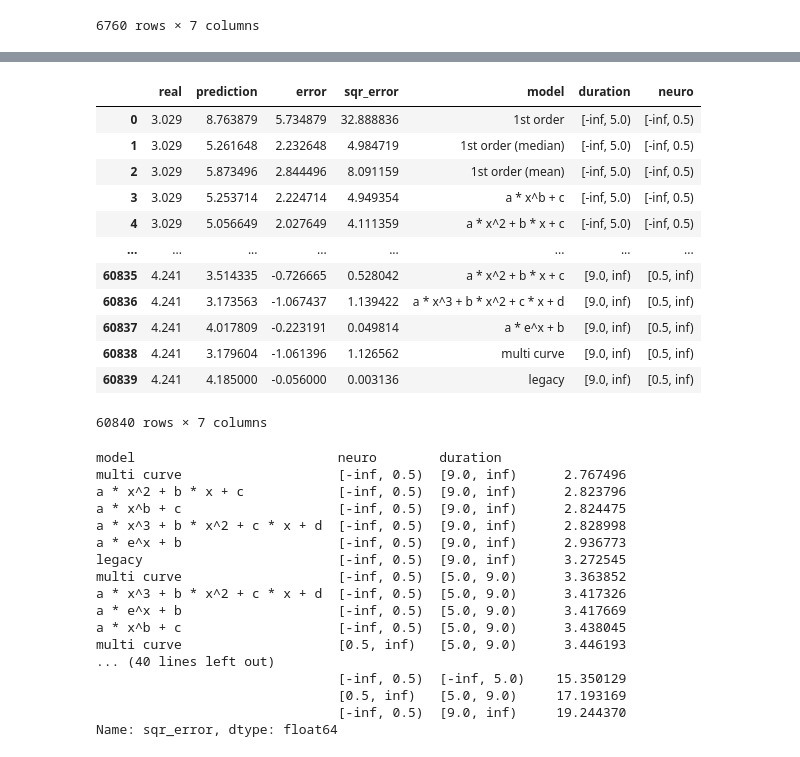
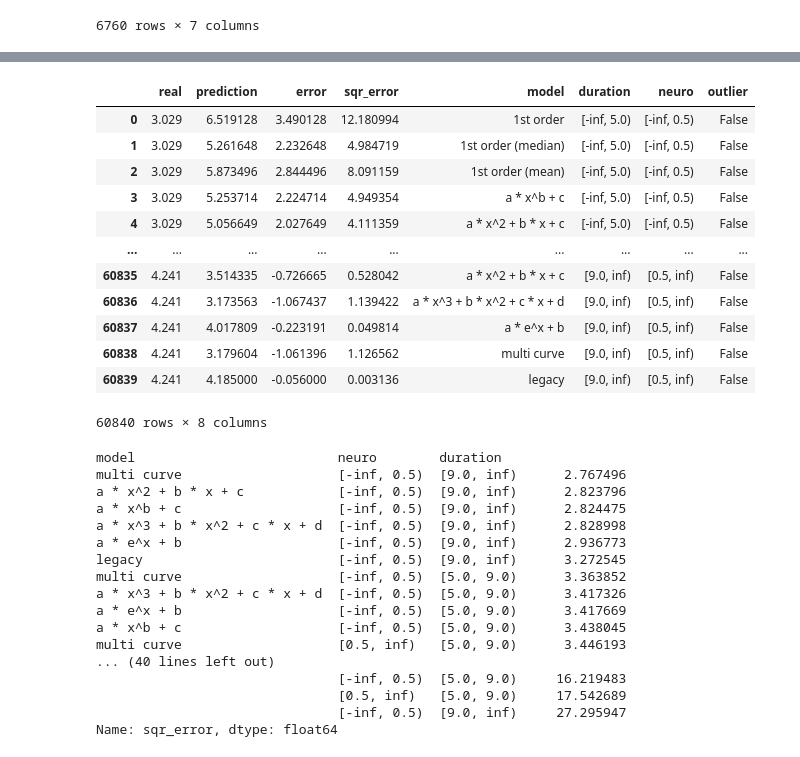
Before and after one commit to molguin92/EdgeDroid2, a Jupyter notebook: analysis_2023/full_validation_ignore_outliers.ipynb, the cells around one changed output, grey strips where cells are left out. Saved outputs shown, nothing was run; the diff lists cells and outputs as text; code cells hidden in the pictures.

```diff
--- a/analysis_2023/full_validation_ignore_outliers.ipynb
+++ b/analysis_2023/full_validation_ignore_outliers.ipynb
@@ -143,7 +143,7 @@ for participant in tqdm(data["participant"].unique(), desc="Run"):
                     model.advance(prev_ttf)
 
                 prediction = model.get_execution_time()
-                error = np.nan if outlier else (prediction - exec_time)
+                error = prediction - exec_time
                 result_rows.append({
                     "real": exec_time,
                     "prediction": prediction,
@@ -152,16 +152,14 @@ for participant in tqdm(data["participant"].unique(), desc="Run"):
                     "model": model_name,
                     "duration": prev_duration,
                     "neuro": neuro,
-                    # "kernel": kernel_name,
-                    # "ttf_bins": ttf_bins,
-                    # "window_size": window_size,
+                    "outlier": outlier,
                 })
 
 results = pd.DataFrame(result_rows)
 for col in ("model", ):  # "kernel"):
     results[col] = results[col].astype("category")
 
-results.to_parquet("./full_validation_ignore_outliers.parquet")
+results.to_parquet("./full_validation_marked_outliers.parquet")
 results
 
 
@@ -193,18 +191,18 @@ results
-|  | real | prediction | error | sqr_error | model | duration | neuro |
-| 0 | 3.029 | 8.763879 | 5.734879 | 32.888836 | 1st order | [-inf, 5.0) | [-inf, 0.5) |
-| 1 | 3.029 | 5.261648 | 2.232648 | 4.984719 | 1st order (median) | [-inf, 5.0) | [-inf, 0.5) |
-| 2 | 3.029 | 5.873496 | 2.844496 | 8.091159 | 1st order (mean) | [-inf, 5.0) | [-inf, 0.5) |
-| 3 | 3.029 | 5.253714 | 2.224714 | 4.949354 | a * x^b + c | [-inf, 5.0) | [-inf, 0.5) |
-| 4 | 3.029 | 5.056649 | 2.027649 | 4.111359 | a * x^2 + b * x + c | [-inf, 5.0) | [-inf, 0.5) |
-| ... | ... | ... | ... | ... | ... | ... | ... |
-| 60835 | 4.241 | 3.514335 | -0.726665 | 0.528042 | a * x^2 + b * x + c | [9.0, inf) | [0.5, inf) |
-| 60836 | 4.241 | 3.173563 | -1.067437 | 1.139422 | a * x^3 + b * x^2 + c * x + d | [9.0, inf) | [0.5, inf) |
-| 60837 | 4.241 | 4.017809 | -0.223191 | 0.049814 | a * e^x + b | [9.0, inf) | [0.5, inf) |
-| 60838 | 4.241 | 3.179604 | -1.061396 | 1.126562 | multi curve | [9.0, inf) | [0.5, inf) |
-| 60839 | 4.241 | 4.185000 | -0.056000 | 0.003136 | legacy | [9.0, inf) | [0.5, inf) |
+|  | real | prediction | error | sqr_error | model | duration | neuro | outlier |
+| 0 | 3.029 | 6.519128 | 3.490128 | 12.180994 | 1st order | [-inf, 5.0) | [-inf, 0.5) | False |
+| 1 | 3.029 | 5.261648 | 2.232648 | 4.984719 | 1st order (median) | [-inf, 5.0) | [-inf, 0.5) | False |
+| 2 | 3.029 | 5.873496 | 2.844496 | 8.091159 | 1st order (mean) | [-inf, 5.0) | [-inf, 0.5) | False |
+| 3 | 3.029 | 5.253714 | 2.224714 | 4.949354 | a * x^b + c | [-inf, 5.0) | [-inf, 0.5) | False |
+| 4 | 3.029 | 5.056649 | 2.027649 | 4.111359 | a * x^2 + b * x + c | [-inf, 5.0) | [-inf, 0.5) | False |
+| ... | ... | ... | ... | ... | ... | ... | ... | ... |
+| 60835 | 4.241 | 3.514335 | -0.726665 | 0.528042 | a * x^2 + b * x + c | [9.0, inf) | [0.5, inf) | False |
+| 60836 | 4.241 | 3.173563 | -1.067437 | 1.139422 | a * x^3 + b * x^2 + c * x + d | [9.0, inf) | [0.5, inf) | False |
+| 60837 | 4.241 | 4.017809 | -0.223191 | 0.049814 | a * e^x + b | [9.0, inf) | [0.5, inf) | False |
+| 60838 | 4.241 | 3.179604 | -1.061396 | 1.126562 | multi curve | [9.0, inf) | [0.5, inf) | False |
+| 60839 | 4.241 | 4.185000 | -0.056000 | 0.003136 | legacy | [9.0, inf) | [0.5, inf) | False |
-60840 rows × 7 columns
+60840 rows × 8 columns
 # %%
-results.groupby(["model", "neuro", "duration"], observed=True)["sqr_error"].mean().sort_values(ascending=True)
+results.query("~outlier").groupby(["model", "neuro", "duration"], observed=True)["sqr_error"].mean().sort_values(ascending=True)
 # %% [output]
 model                          neuro        duration
 multi curve                    [-inf, 0.5)  [9.0, inf)      2.767496
@@ -219,8 +217,8 @@ a * e^x + b                    [-inf, 0.5)  [5.0, 9.0)      3.417669
 a * x^b + c                    [-inf, 0.5)  [5.0, 9.0)      3.438045
 multi curve                    [0.5, inf)   [5.0, 9.0)      3.446193
 ... (40 lines left out)
-                               [-inf, 0.5)  [-inf, 5.0)    15.350129
-                               [0.5, inf)   [5.0, 9.0)     17.193169
-                               [-inf, 0.5)  [9.0, inf)     19.244370
+                               [-inf, 0.5)  [5.0, 9.0)     16.219483
+                               [0.5, inf)   [5.0, 9.0)     17.542689
+                               [-inf, 0.5)  [9.0, inf)     27.295947
 Name: sqr_error, dtype: float64
 # %%
```
Also changed, not shown: parts of 6 cells of this notebook, 1 other file.
